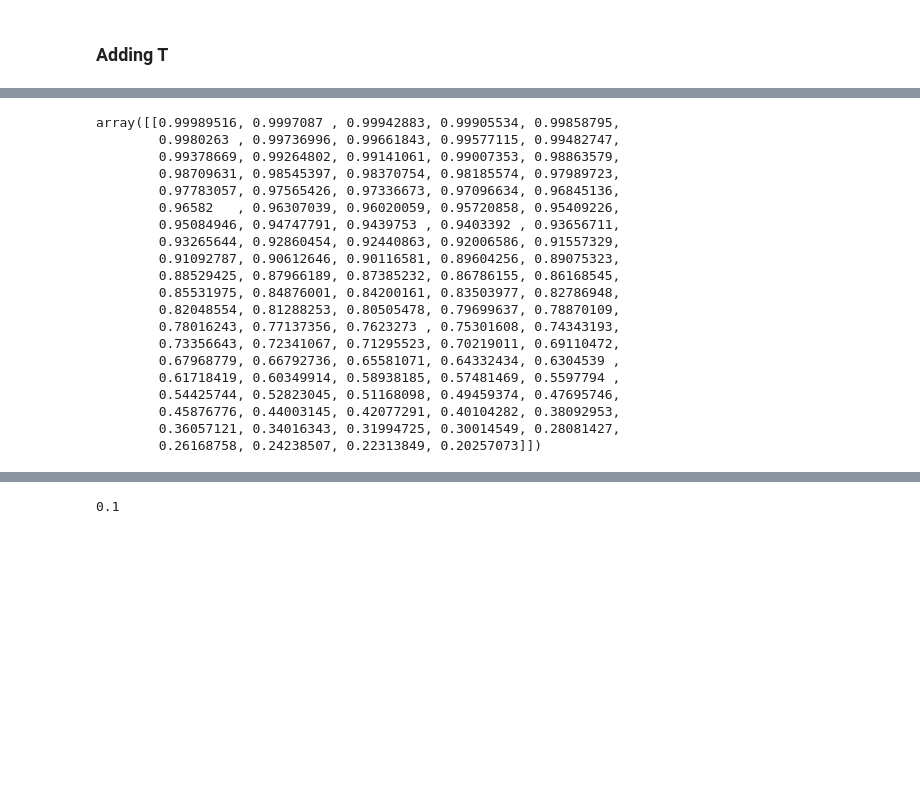
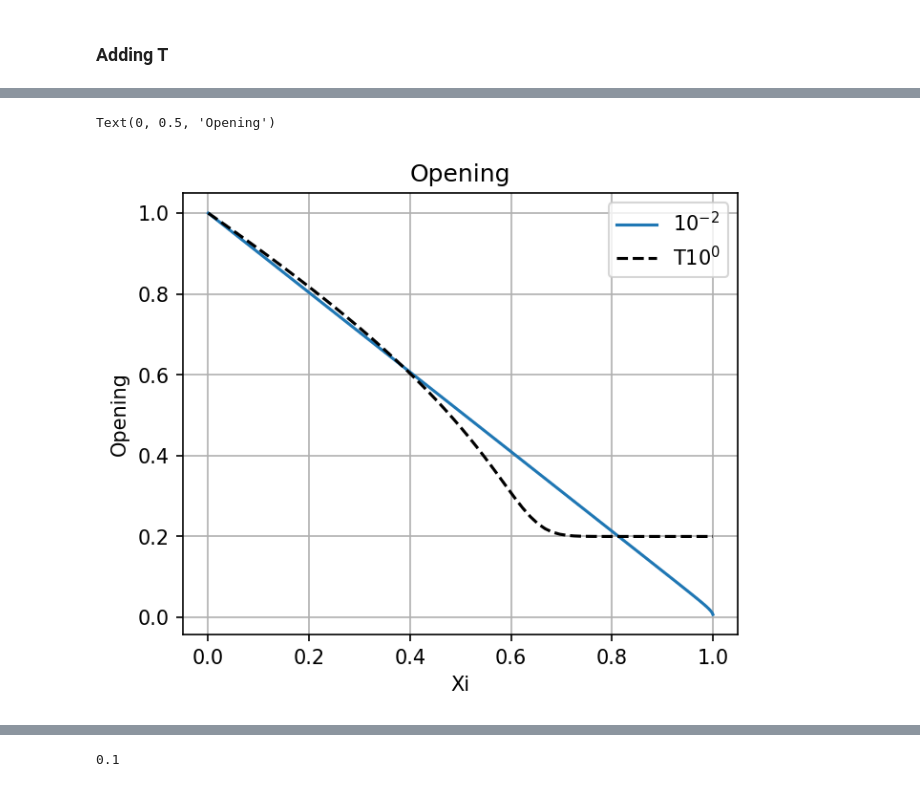
Before and after one commit to dashadem/CO2lovers, a Jupyter notebook: nonlinear.ipynb, the cells around one changed output, grey strips where cells are left out. Drawn from its saved outputs; the diff is of its cells as text; code cells hidden in the pictures; blank space fills up the shorter version.

```diff
--- a/nonlinear.ipynb
+++ b/nonlinear.ipynb
@@ -1402,23 +1411,17 @@ Text(0, 0.5, 'Opening')
 # %%
-solution['opening'][np.where(np.isclose(solution['time'], 10**(-1)))]
+plt.figure(figsize = (5,4), dpi = 150)
+plt.plot(sol1_['x'],sol1_['opening'][np.where(np.isclose(sol1_['time'], 10**(2)))][0], label = '$10^{-2}$')
+# plt.plot(sol1['x'],sol1['opening'][np.where(np.isclose(sol1['time'], 10**(1)))][0], label = '$10^{1}$')
+# plt.plot(sol1['x'],sol1['opening'][np.where(np.isclose(sol1['time'], 10**(2)))][0], label = '$10^{2}$')
+
+# plt.plot(xi, W[np.where(np.isclose(t, 10**(-0.8)))][0],"--", c = 'black', label ='T$10^{-2}$')
+plt.plot(solution['x'],solution['opening'][np.where(np.isclose(solution['time'], 10**(0.15)))][0],"--", c = 'black', label = 'T$10^{0}$')
+# plt.plot(solution['x'],solution['opening'][np.where(np.isclose(solution['time'], 10**(2)))][0],"--", c = 'black', label = 'T$10^{2}$')
+plt.grid()
+plt.legend()
+plt.title('Opening')
+plt.xlabel('Xi')
+plt.ylabel('Opening')
 # %% [output]
-array([[0.99989516, 0.9997087 , 0.99942883, 0.99905534, 0.99858795,
-        0.9980263 , 0.99736996, 0.99661843, 0.99577115, 0.99482747,
-        0.99378669, 0.99264802, 0.99141061, 0.99007353, 0.98863579,
-        0.98709631, 0.98545397, 0.98370754, 0.98185574, 0.97989723,
-        0.97783057, 0.97565426, 0.97336673, 0.97096634, 0.96845136,
-        0.96582   , 0.96307039, 0.96020059, 0.95720858, 0.95409226,
-        0.95084946, 0.94747791, 0.9439753 , 0.9403392 , 0.93656711,
-        0.93265644, 0.92860454, 0.92440863, 0.92006586, 0.91557329,
-        0.91092787, 0.90612646, 0.90116581, 0.89604256, 0.89075323,
-        0.88529425, 0.87966189, 0.87385232, 0.86786155, 0.86168545,
-        0.85531975, 0.84876001, 0.84200161, 0.83503977, 0.82786948,
-        0.82048554, 0.81288253, 0.80505478, 0.79699637, 0.78870109,
-        0.78016243, 0.77137356, 0.7623273 , 0.75301608, 0.74343193,
-        0.73356643, 0.72341067, 0.71295523, 0.70219011, 0.69110472,
-        0.67968779, 0.66792736, 0.65581071, 0.64332434, 0.6304539 ,
-        0.61718419, 0.60349914, 0.58938185, 0.57481469, 0.5597794 ,
-        0.54425744, 0.52823045, 0.51168098, 0.49459374, 0.47695746,
-        0.45876776, 0.44003145, 0.42077291, 0.40104282, 0.38092953,
-        0.36057121, 0.34016343, 0.31994725, 0.30014549, 0.28081427,
-        0.26168758, 0.24238507, 0.22313849, 0.20257073]])
+Text(0, 0.5, 'Opening')
+[figure, added]
```
Also changed, not shown: parts of 14 cells of this notebook.
